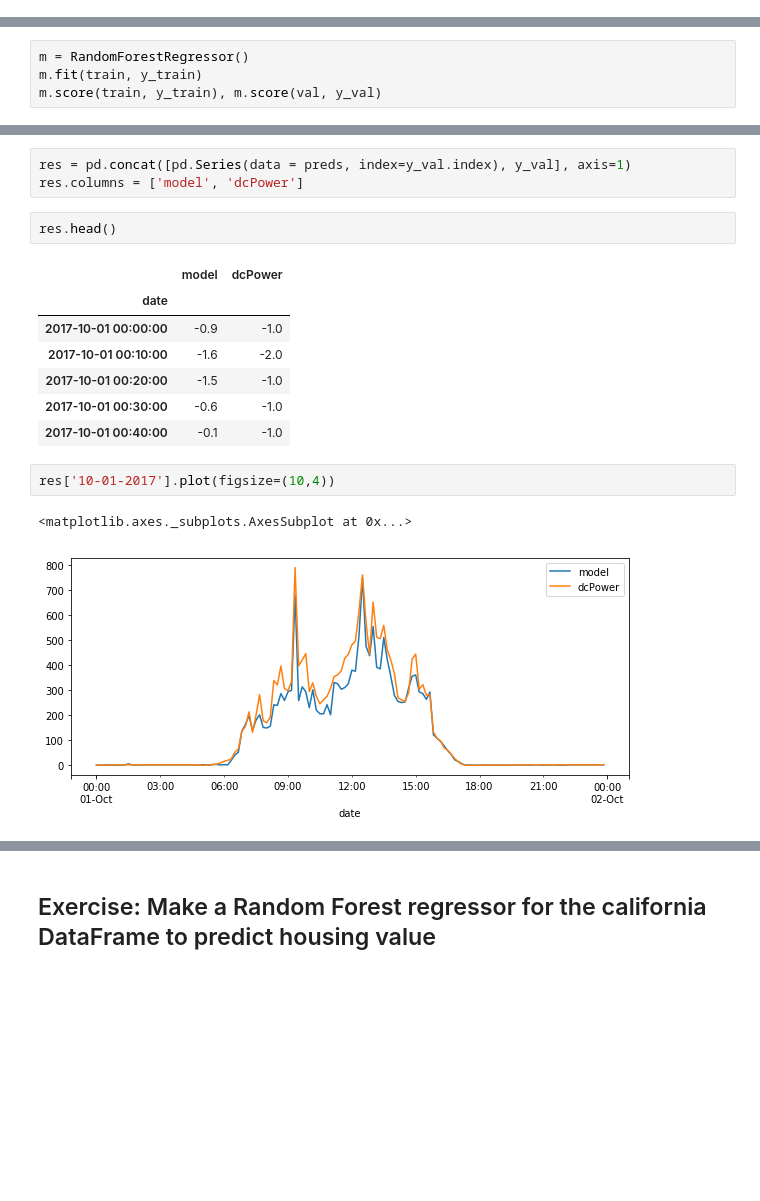
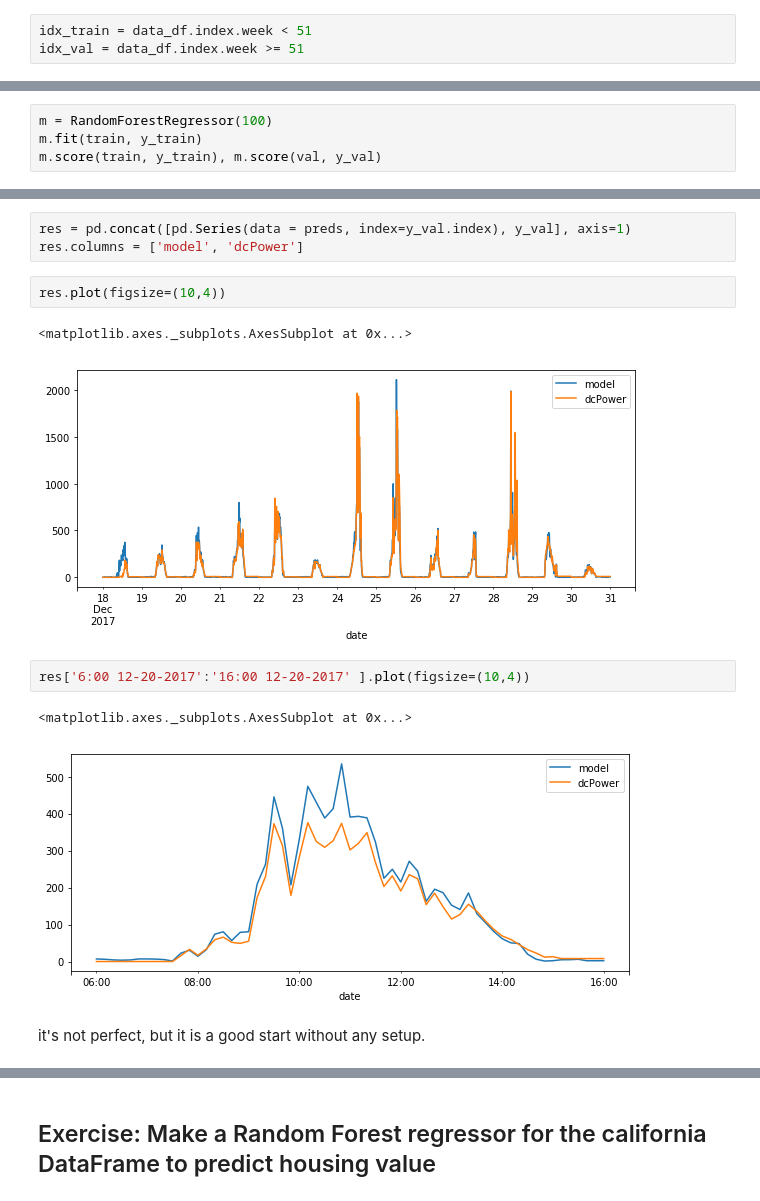
Before and after one commit to tcapelle/python_ines, a Jupyter notebook: Intro.ipynb, the cells around one changed output, grey strips where cells are left out. Drawn from its saved outputs; the diff is of its cells as text; blank space fills up the shorter version.

```diff
--- a/Intro.ipynb
+++ b/Intro.ipynb
@@ -358,3 +380,6 @@ idx_val = data_df.index.dayofweek==6
+# %%
+idx_train = data_df.index.week < 51
+idx_val = data_df.index.week >= 51
 # %%
 idx_train
 # %% [output]
@@ -370,7 +399,7 @@ y_val = data_df['dcPower'][idx_val]
 # %% [markdown]
 Create and fit the model
 # %%
-m = RandomForestRegressor()
+m = RandomForestRegressor(100)
 m.fit(train, y_train)
 m.score(train, y_train), m.score(val, y_val)
 # %% [output]
@@ -382,18 +411,15 @@ preds = m.predict(val)
 # %%
 res = pd.concat([pd.Series(data = preds, index=y_val.index), y_val], axis=1)
 res.columns = ['model', 'dcPower']
-# %%
-res.head()
-# %% [output]
-|  | model | dcPower |
-| date |  |  |
-| 2017-10-01 00:00:00 | -0.9 | -1.0 |
-| 2017-10-01 00:10:00 | -1.6 | -2.0 |
-| 2017-10-01 00:20:00 | -1.5 | -1.0 |
-| 2017-10-01 00:30:00 | -0.6 | -1.0 |
-| 2017-10-01 00:40:00 | -0.1 | -1.0 |
 # %%
-res['10-01-2017'].plot(figsize=(10,4))
+res.plot(figsize=(10,4))
 # %% [output]
 <matplotlib.axes._subplots.AxesSubplot at 0x...>
-[figure, old version]
+[figure, new version]
+# %%
+res['6:00 12-20-2017':'16:00 12-20-2017' ].plot(figsize=(10,4))
+# %% [output]
+<matplotlib.axes._subplots.AxesSubplot at 0x...>
+[figure, added]
+# %% [markdown]
+it's not perfect, but it is a good start without any setup.
```
Also changed, not shown: parts of 62 cells of this notebook, 2 other files.
